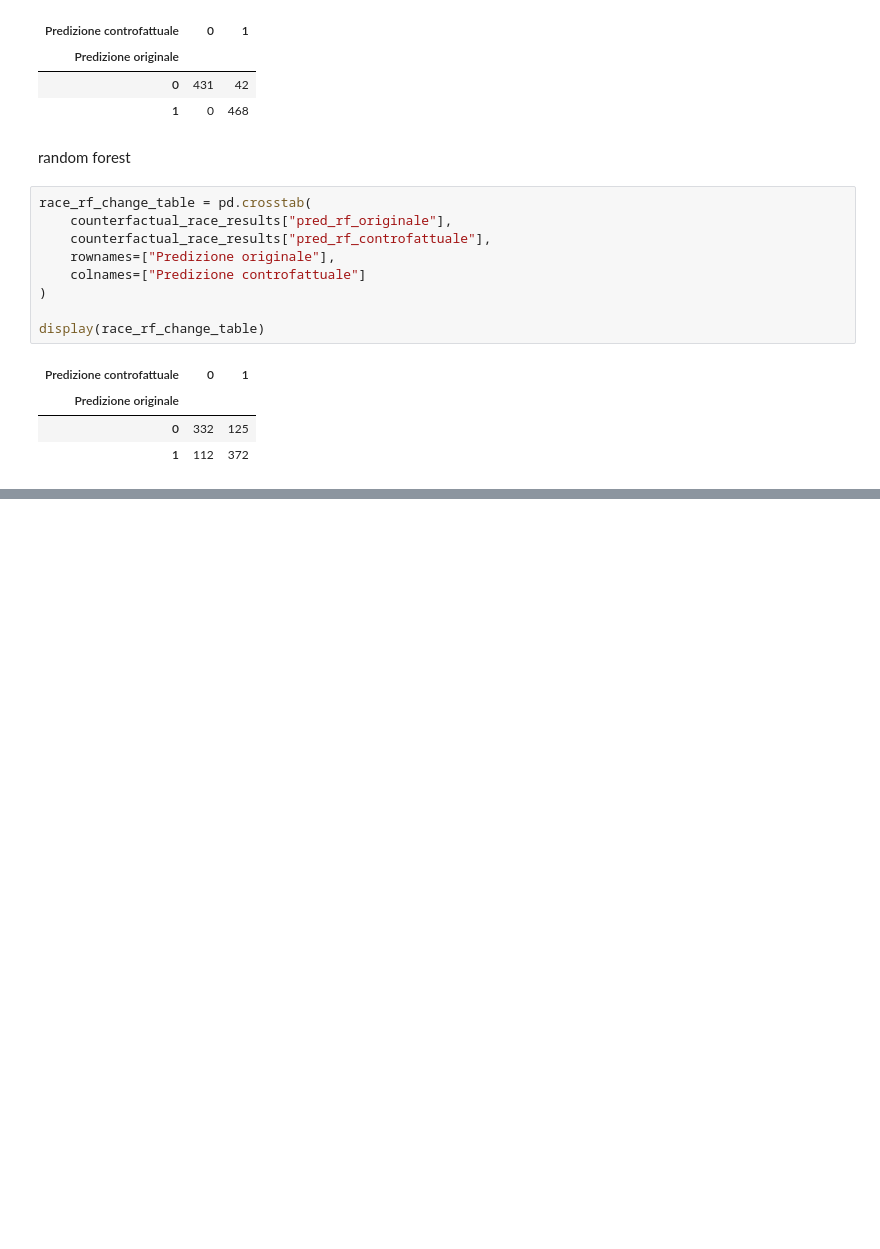
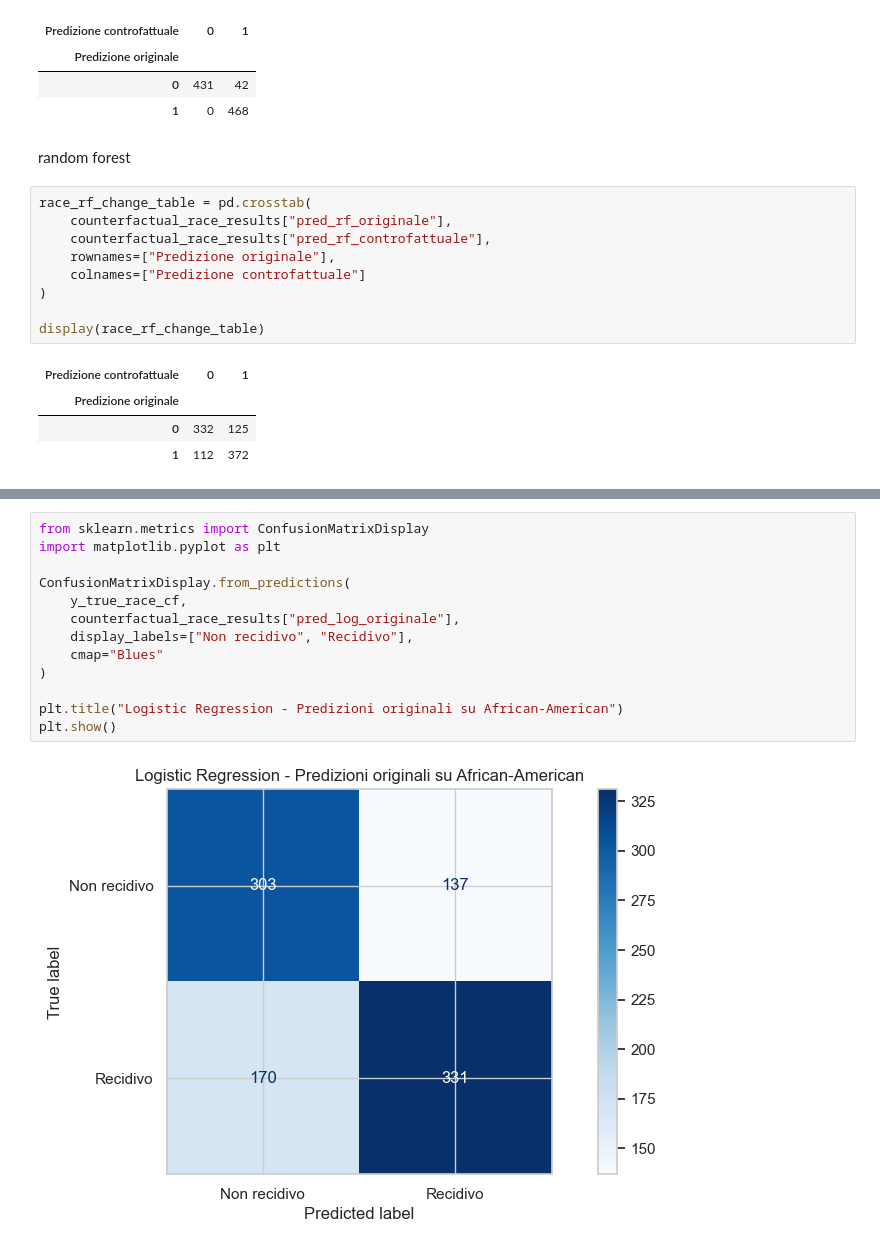
Before and after one commit to anna8987/tesi-COMPAS, a Jupyter notebook: tesiCOMPAS.ipynb, the cells around one changed output, grey strips where cells are left out. Saved outputs shown, nothing was run; the diff lists cells and outputs as text; blank space fills up the shorter version.

```diff
--- a/tesiCOMPAS.ipynb
+++ b/tesiCOMPAS.ipynb
@@ -2243,0 +2301,15 @@ display(race_rf_change_table)
+# %%
+from sklearn.metrics import ConfusionMatrixDisplay
+import matplotlib.pyplot as plt
+
+ConfusionMatrixDisplay.from_predictions(
+    y_true_race_cf,
+    counterfactual_race_results["pred_log_originale"],
+    display_labels=["Non recidivo", "Recidivo"],
+    cmap="Blues"
+)
+
+plt.title("Logistic Regression - Predizioni originali su African-American")
+plt.show()
+# %% [output]
+[figure, added]
```
Also changed, not shown: parts of 7 cells of this notebook.
